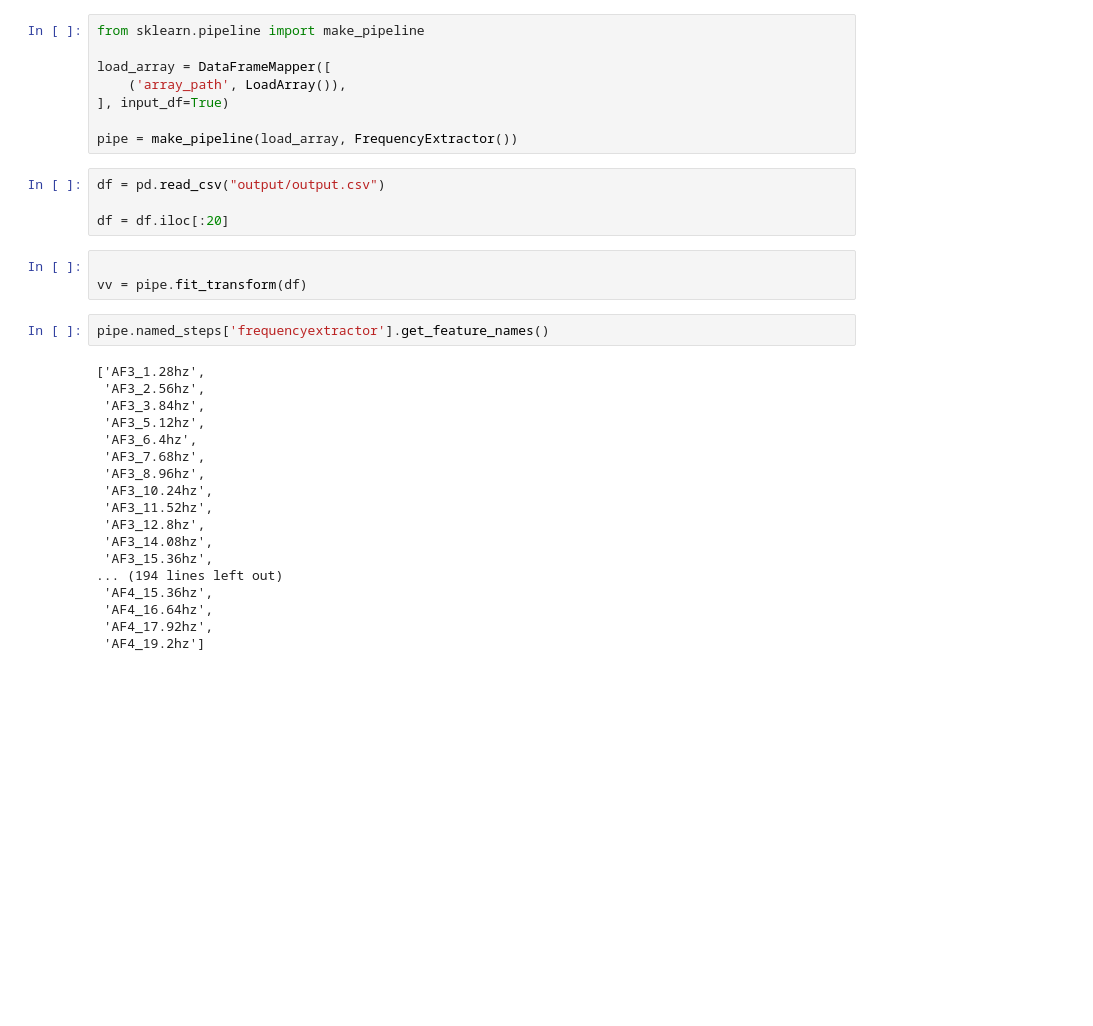
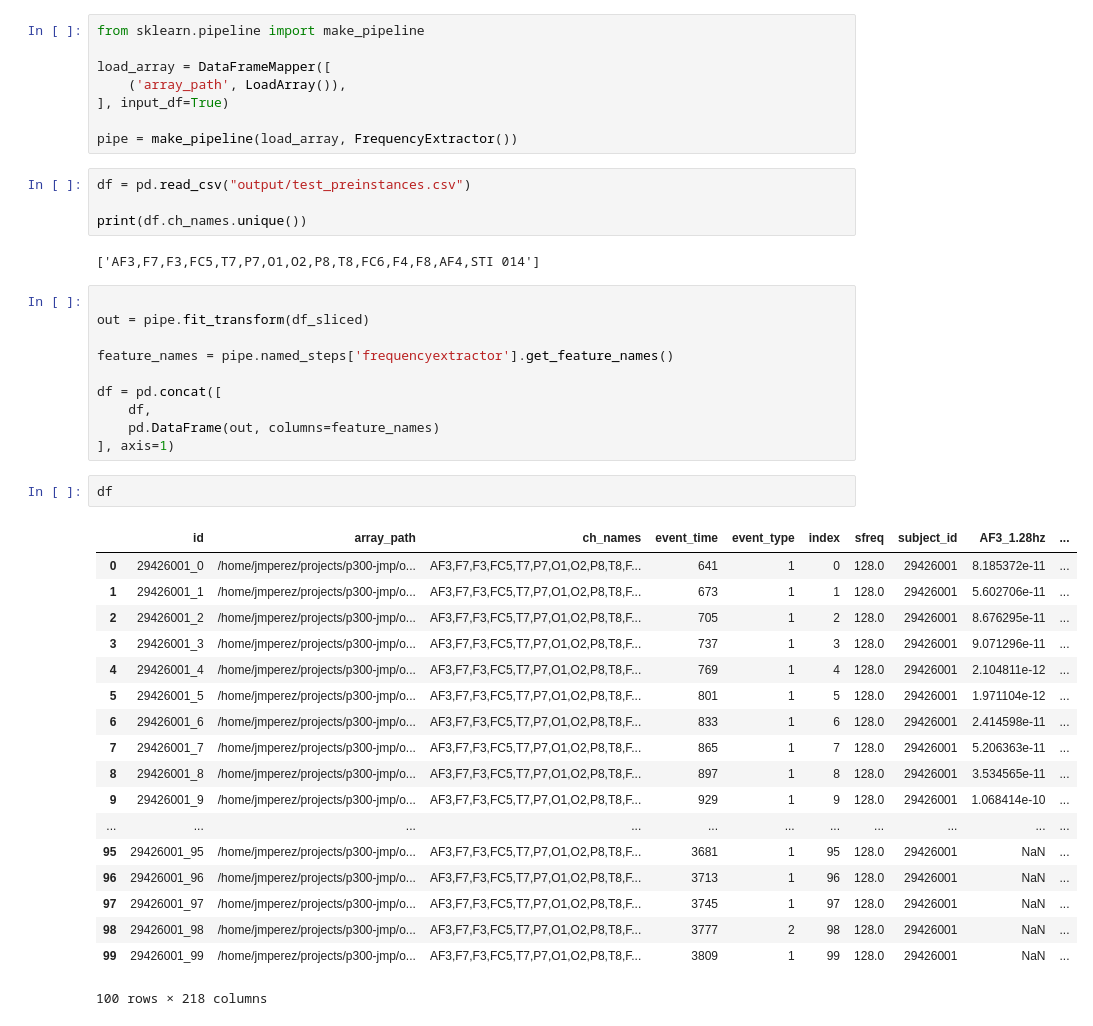
Before and after one commit to finiteautomata/p300speller, a Jupyter notebook: notebooks/extractors.ipynb, the cells around one changed output. Drawn from its saved outputs; the diff is of its cells as text; blank space fills up the shorter version.

```diff
--- a/notebooks/extractors.ipynb
+++ b/notebooks/extractors.ipynb
@@ -159,29 +159,39 @@ load_array = DataFrameMapper([
 
 pipe = make_pipeline(load_array, FrequencyExtractor())
 # %%
-df = pd.read_csv("output/output.csv")
+df = pd.read_csv("output/test_preinstances.csv")
 
-df = df.iloc[:20]
+print(df.ch_names.unique())
+# %% [output]
+['AF3,F7,F3,FC5,T7,P7,O1,O2,P8,T8,FC6,F4,F8,AF4,STI 014']
-# %%
-
-vv = pipe.fit_transform(df)
-# %%
-pipe.named_steps['frequencyextractor'].get_feature_names()
-# %% [output]
-['AF3_1.28hz',
- 'AF3_2.56hz',
- 'AF3_3.84hz',
- 'AF3_5.12hz',
- 'AF3_6.4hz',
- 'AF3_7.68hz',
- 'AF3_8.96hz',
- 'AF3_10.24hz',
- 'AF3_11.52hz',
- 'AF3_12.8hz',
- 'AF3_14.08hz',
- 'AF3_15.36hz',
-... (194 lines left out)
- 'AF4_15.36hz',
- 'AF4_16.64hz',
- 'AF4_17.92hz',
- 'AF4_19.2hz']
+# %%
+
+out = pipe.fit_transform(df_sliced)
+
+feature_names = pipe.named_steps['frequencyextractor'].get_feature_names()
+
+df = pd.concat([
+    df,
+    pd.DataFrame(out, columns=feature_names)
+], axis=1)
+# %%
+df
+# %% [output]
+|  | id | array_path | ch_names | event_time | event_type | index | sfreq | subject_id | AF3_1.28hz | ... |
+| 0 | 29426001_0 | /home/jmperez/projects/p300-jmp/o... | AF3,F7,F3,FC5,T7,P7,O1,O2,P8,T8,F... | 641 | 1 | 0 | 128.0 | 29426001 | 8.185372e-11 | ... |
+| 1 | 29426001_1 | /home/jmperez/projects/p300-jmp/o... | AF3,F7,F3,FC5,T7,P7,O1,O2,P8,T8,F... | 673 | 1 | 1 | 128.0 | 29426001 | 5.602706e-11 | ... |
+| 2 | 29426001_2 | /home/jmperez/projects/p300-jmp/o... | AF3,F7,F3,FC5,T7,P7,O1,O2,P8,T8,F... | 705 | 1 | 2 | 128.0 | 29426001 | 8.676295e-11 | ... |
+| 3 | 29426001_3 | /home/jmperez/projects/p300-jmp/o... | AF3,F7,F3,FC5,T7,P7,O1,O2,P8,T8,F... | 737 | 1 | 3 | 128.0 | 29426001 | 9.071296e-11 | ... |
+| 4 | 29426001_4 | /home/jmperez/projects/p300-jmp/o... | AF3,F7,F3,FC5,T7,P7,O1,O2,P8,T8,F... | 769 | 1 | 4 | 128.0 | 29426001 | 2.104811e-12 | ... |
+| 5 | 29426001_5 | /home/jmperez/projects/p300-jmp/o... | AF3,F7,F3,FC5,T7,P7,O1,O2,P8,T8,F... | 801 | 1 | 5 | 128.0 | 29426001 | 1.971104e-12 | ... |
+| 6 | 29426001_6 | /home/jmperez/projects/p300-jmp/o... | AF3,F7,F3,FC5,T7,P7,O1,O2,P8,T8,F... | 833 | 1 | 6 | 128.0 | 29426001 | 2.414598e-11 | ... |
+| 7 | 29426001_7 | /home/jmperez/projects/p300-jmp/o... | AF3,F7,F3,FC5,T7,P7,O1,O2,P8,T8,F... | 865 | 1 | 7 | 128.0 | 29426001 | 5.206363e-11 | ... |
+| 8 | 29426001_8 | /home/jmperez/projects/p300-jmp/o... | AF3,F7,F3,FC5,T7,P7,O1,O2,P8,T8,F... | 897 | 1 | 8 | 128.0 | 29426001 | 3.534565e-11 | ... |
+| 9 | 29426001_9 | /home/jmperez/projects/p300-jmp/o... | AF3,F7,F3,FC5,T7,P7,O1,O2,P8,T8,F... | 929 | 1 | 9 | 128.0 | 29426001 | 1.068414e-10 | ... |
+| ... | ... | ... | ... | ... | ... | ... | ... | ... | ... | ... |
+| 95 | 29426001_95 | /home/jmperez/projects/p300-jmp/o... | AF3,F7,F3,FC5,T7,P7,O1,O2,P8,T8,F... | 3681 | 1 | 95 | 128.0 | 29426001 | NaN | ... |
+| 96 | 29426001_96 | /home/jmperez/projects/p300-jmp/o... | AF3,F7,F3,FC5,T7,P7,O1,O2,P8,T8,F... | 3713 | 1 | 96 | 128.0 | 29426001 | NaN | ... |
+| 97 | 29426001_97 | /home/jmperez/projects/p300-jmp/o... | AF3,F7,F3,FC5,T7,P7,O1,O2,P8,T8,F... | 3745 | 1 | 97 | 128.0 | 29426001 | NaN | ... |
+| 98 | 29426001_98 | /home/jmperez/projects/p300-jmp/o... | AF3,F7,F3,FC5,T7,P7,O1,O2,P8,T8,F... | 3777 | 2 | 98 | 128.0 | 29426001 | NaN | ... |
+| 99 | 29426001_99 | /home/jmperez/projects/p300-jmp/o... | AF3,F7,F3,FC5,T7,P7,O1,O2,P8,T8,F... | 3809 | 1 | 99 | 128.0 | 29426001 | NaN | ... |
+100 rows × 218 columns
```
Also changed, not shown: 3 other files.
